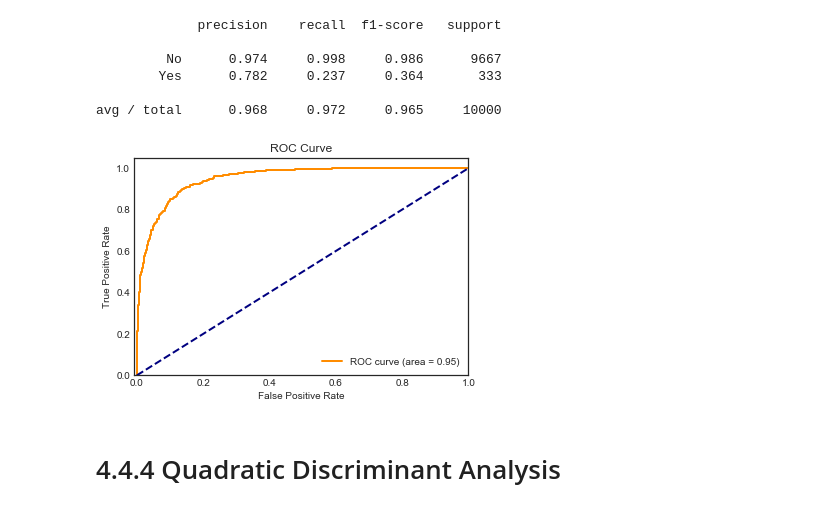
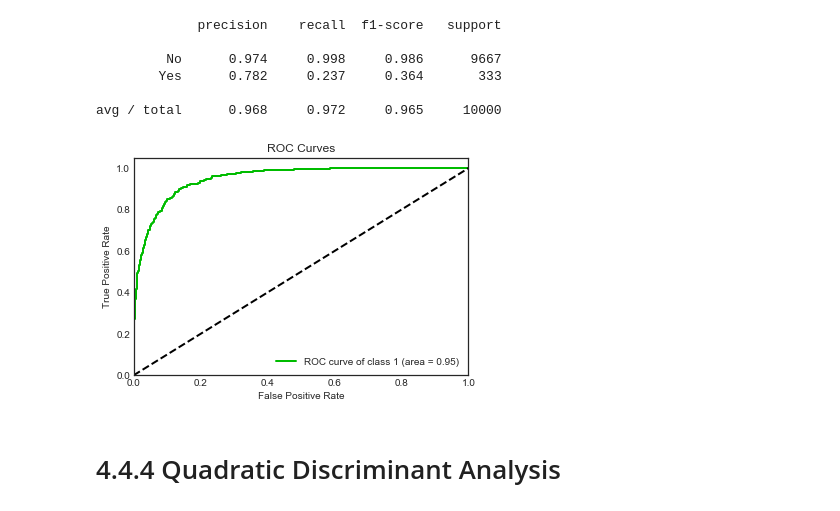
Before and after one commit to pedvide/ISLR_Python, a Jupyter notebook: Chapter4_classification.ipynb, the cells around one changed output. Saved outputs shown, nothing was run; the diff lists cells and outputs as text; code cells hidden in the pictures.

```diff
--- a/Chapter4_classification.ipynb
+++ b/Chapter4_classification.ipynb
@@ -303,24 +304,12 @@ print(classification_report(y, y_pred, target_names=['No', 'Yes'], digits=3))
         Yes      0.782     0.237     0.364       333
 
 avg / total      0.968     0.972     0.965     10000
-# %%
-# ROC Curve
-y_prob = lda.fit(X, y).predict_proba(X)
-fpr, tpr, _ = roc_curve(y, y_prob[:,1])
-roc_auc = auc(fpr, tpr)
-
-plt.figure()
-plt.plot(fpr, tpr, color='darkorange', lw=2, label=f'ROC curve (area = {roc_auc:1.2})')
-plt.plot([0, 1], [0, 1], color='navy', lw=2, linestyle='--')
-plt.xlim([-0.01, 1.0])
-plt.ylim([0.0, 1.05])
-plt.xlabel('False Positive Rate')
-plt.ylabel('True Positive Rate')
-plt.title('ROC Curve')
-plt.legend(loc="lower right")
-plt.show()
-# %% [output]
-[figure, removed]
+# %%
+# ROC Curve
+y_prob = lda.fit(X, y).predict_proba(X)
+skplt.metrics.plot_roc(y, y_prob, plot_micro=False, plot_macro=False, classes_to_plot=[1]);
+# %% [output]
+[figure, added]
 # %% [markdown]
 # 4.4.4 Quadratic Discriminant Analysis
 # %%
```
Also changed, not shown: parts of 15 cells of this notebook.
